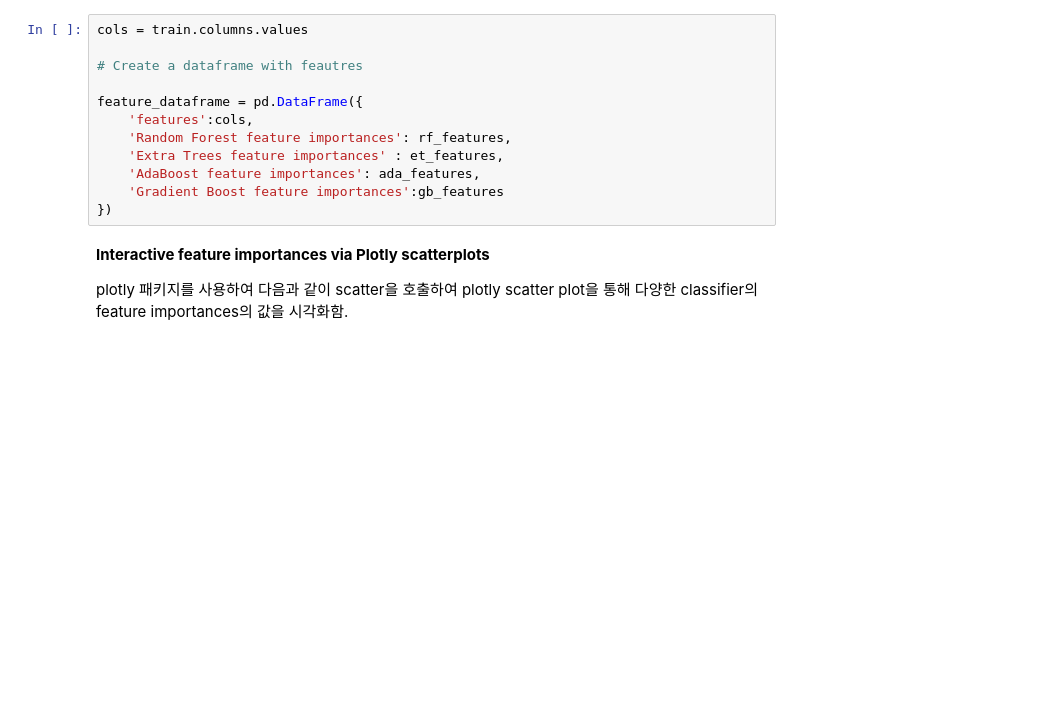
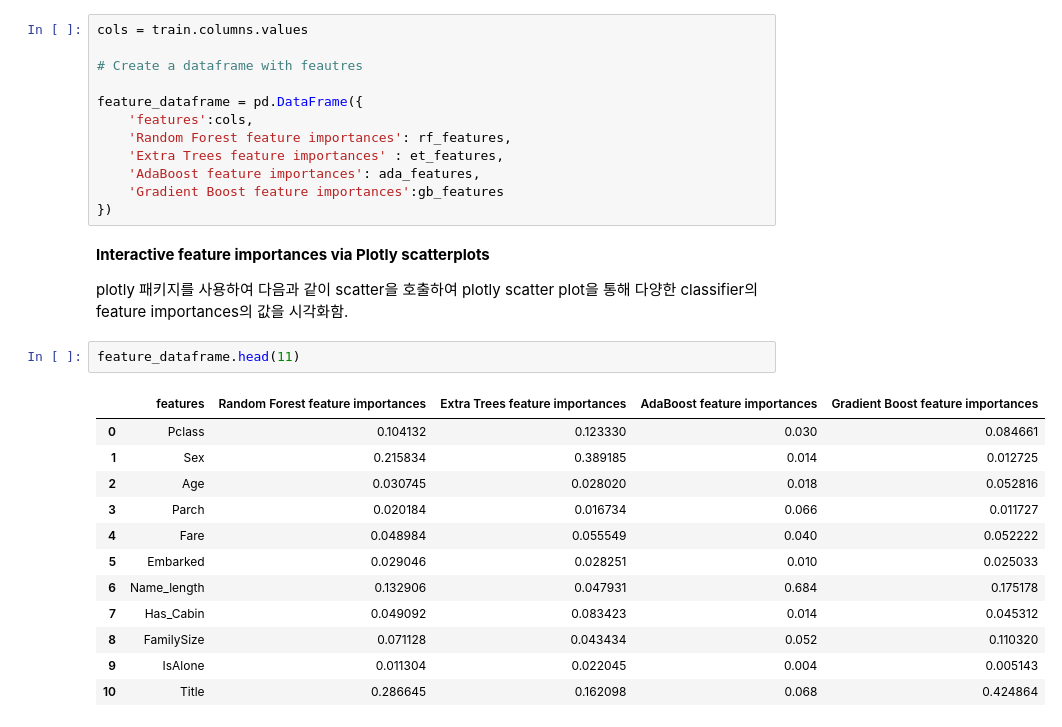
Before and after one commit to yeonduhaeyo/kaggle, a Jupyter notebook: 4-introduction-to-ensembling-stacking-in-py.ipynb, the cells around one changed output. Drawn from its saved outputs; the diff is of its cells as text; blank space fills up the shorter version.

```diff
--- a/4-introduction-to-ensembling-stacking-in-py.ipynb
+++ b/4-introduction-to-ensembling-stacking-in-py.ipynb
@@ -406,3 +414,18 @@ feature_dataframe = pd.DataFrame({
 **Interactive feature importances via Plotly scatterplots**
 
 plotly 패키지를 사용하여 다음과 같이 scatter을 호출하여 plotly scatter plot을 통해 다양한 classifier의 feature importances의 값을 시각화함.
+# %%
+feature_dataframe.head(11)
+# %% [output]
+|  | features | Random Forest feature importances | Extra Trees feature importances | AdaBoost feature importances | Gradient Boost feature importances |
+| 0 | Pclass | 0.104132 | 0.123330 | 0.030 | 0.084661 |
+| 1 | Sex | 0.215834 | 0.389185 | 0.014 | 0.012725 |
+| 2 | Age | 0.030745 | 0.028020 | 0.018 | 0.052816 |
+| 3 | Parch | 0.020184 | 0.016734 | 0.066 | 0.011727 |
+| 4 | Fare | 0.048984 | 0.055549 | 0.040 | 0.052222 |
+| 5 | Embarked | 0.029046 | 0.028251 | 0.010 | 0.025033 |
+| 6 | Name_length | 0.132906 | 0.047931 | 0.684 | 0.175178 |
+| 7 | Has_Cabin | 0.049092 | 0.083423 | 0.014 | 0.045312 |
+| 8 | FamilySize | 0.071128 | 0.043434 | 0.052 | 0.110320 |
+| 9 | IsAlone | 0.011304 | 0.022045 | 0.004 | 0.005143 |
+| 10 | Title | 0.286645 | 0.162098 | 0.068 | 0.424864 |
```
Also changed, not shown: parts of 8 cells of this notebook.
